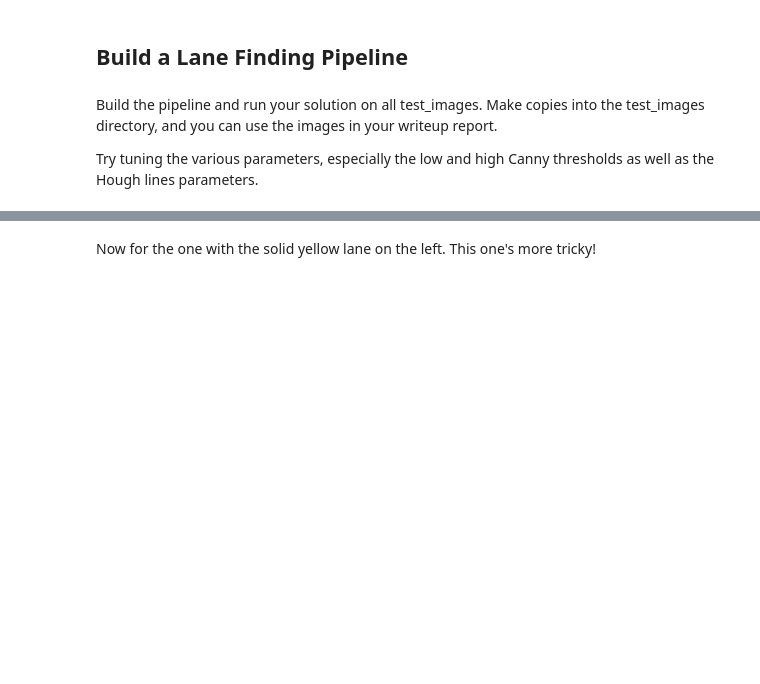
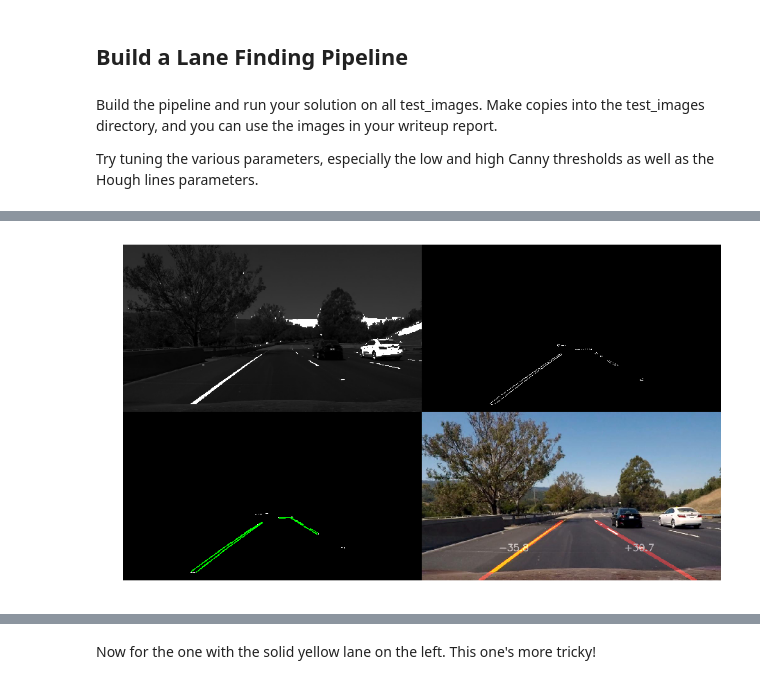
Before and after one commit to lpadukana/CarND-LaneLines-P1, a Jupyter notebook: P1.ipynb, the cells around one changed output, grey strips where cells are left out. Cells and saved outputs as stored; diff of their text form; code cells hidden in the pictures; blank space fills up the shorter version.

```diff
--- a/P1.ipynb
+++ b/P1.ipynb
@@ -858,0 +511,40 @@ def detect(img, kernel_size=9, canny_low=30, canny_ratio=3,
+# %%
+directory = "test_images/"
+images = os.listdir(directory)
+
+@interact(img=images, kernel_size=(3,19,2), canny_low=(0,200,10), canny_ratio=[2,3],
+          hough_rho=(1,20,1), hough_theta=(1,20,1), hough_thresh=(0,100,1),
+          hough_line_min_len=(0,400,5), hough_line_max_gap=(0,400,5))
+def detect(img, kernel_size=9, canny_low=30, canny_ratio=3,
+           hough_rho=2, hough_theta=2, hough_thresh=35,
+           hough_line_min_len=20, hough_line_max_gap=20):
+    params = {
+        'roi': {
+            'topy': 0.6,
+            'bottomy': 1.0,
+            'topw': 0.1,
+            'bottomw': 0.9
+        },
+        'blur': {
+            'kernel_size': kernel_size,
+        },
+        'canny': {
+            'low': canny_low,
+            'high_multiplier': canny_ratio,
+        },
+        'hough': {
+            'rho': hough_rho,
+            'theta': np.pi/180.0 * hough_theta,
+            'threshold': hough_thresh,
+            'min_line_length': hough_line_min_len,
+            'max_line_gap': hough_line_max_gap
+        }
+    }
+
+    detector = LaneDetector(params)
+    processor = LaneImageProcessor(detector, history_size=1, debug=True)
+
+    frame = Frame.load("{}/{}".format(directory, img))
+    processor.process(frame).show(13)
+# %% [output]
+[figure, added]
```
Also changed, not shown: parts of 64 cells of this notebook.
